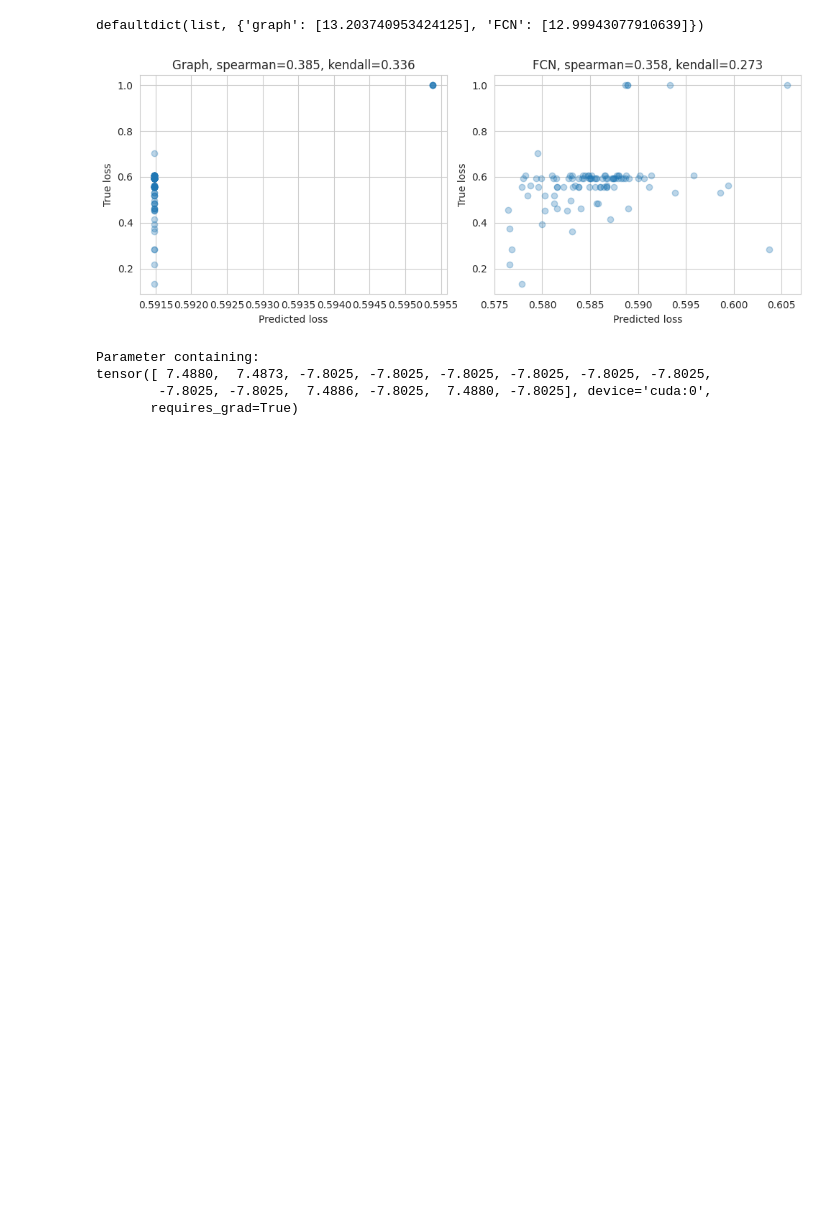
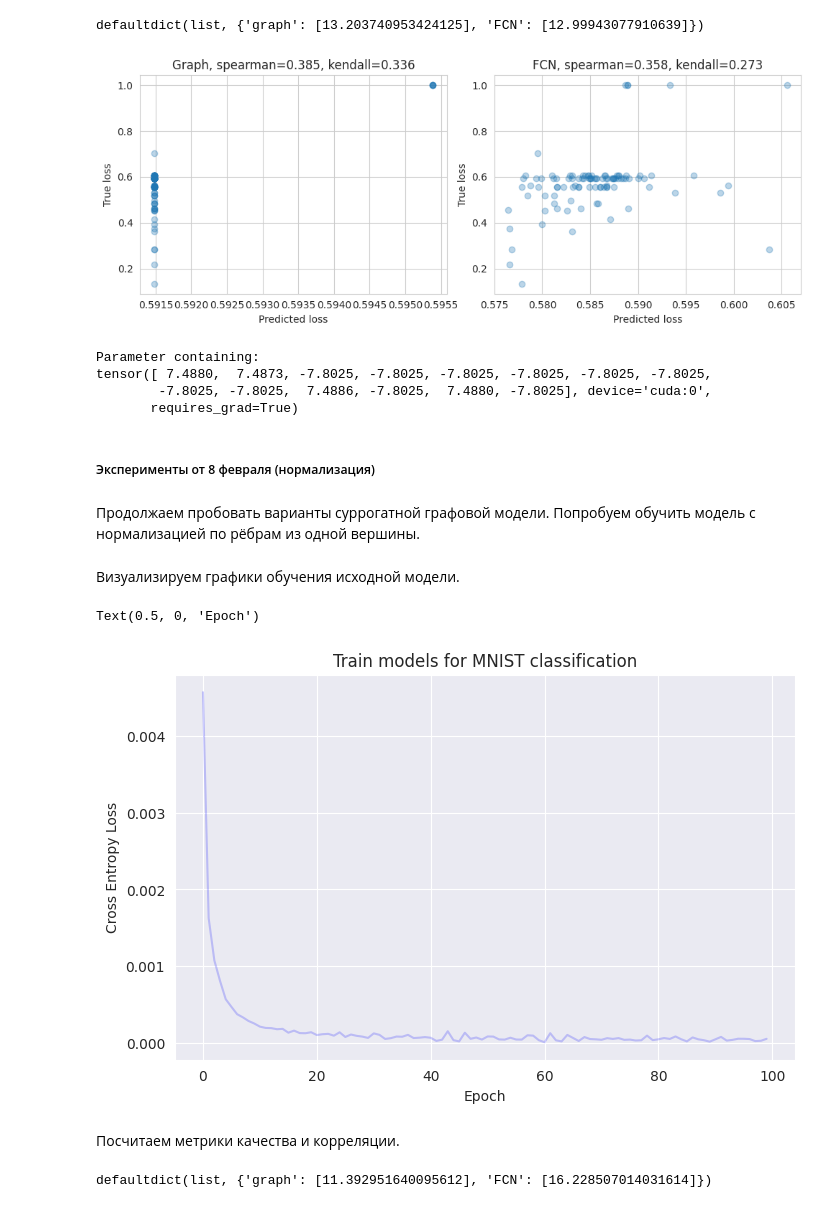
Before and after one commit to intsystems/Zero-shot-structural-pruning, a Jupyter notebook: notebooks/graphmodel.ipynb, the cells around one changed output. Saved outputs shown, nothing was run; the diff lists cells and outputs as text; code cells hidden in the pictures; blank space fills up the shorter version.

```diff
--- a/notebooks/graphmodel.ipynb
+++ b/notebooks/graphmodel.ipynb
@@ -2076,3 +2166,9 @@ Parameter containing:
 tensor([ 7.4880,  7.4873, -7.8025, -7.8025, -7.8025, -7.8025, -7.8025, -7.8025,
         -7.8025, -7.8025,  7.4886, -7.8025,  7.4880, -7.8025], device='cuda:0',
        requires_grad=True)
+# %% [markdown]
+##### Эксперименты от 8 февраля (нормализация)
+# %% [markdown]
+Продолжаем пробовать варианты суррогатной графовой модели. Попробуем обучить модель с нормализацией по рёбрам из одной вершины.
+# %%
+config['n_iterations_graph'] = 2
@@ -2078,0 +2226,20 @@ tensor([ 7.4880,  7.4873, -7.8025, -7.8025, -7.8025, -7.8025, -7.8025, -7.8025,
+# %% [markdown]
+Визуализируем графики обучения исходной модели.
+# %%
+plt.figure(figsize=(8, 5))
+
+for history in mnist_losses_history:
+    plt.plot(history, alpha=0.2, color='blue')
+
+plt.title('Train models for MNIST classification')
+plt.ylabel('Cross Entropy Loss')
+plt.xlabel('Epoch')
+# %% [output]
+Text(0.5, 0, 'Epoch')
+[figure, added]
+# %% [markdown]
+Посчитаем метрики качества и корреляции.
+# %%
+metric_results
+# %% [output]
+defaultdict(list, {'graph': [11.392951640095612], 'FCN': [16.228507014031614]})
```
Also changed, not shown: parts of 27 cells of this notebook.
